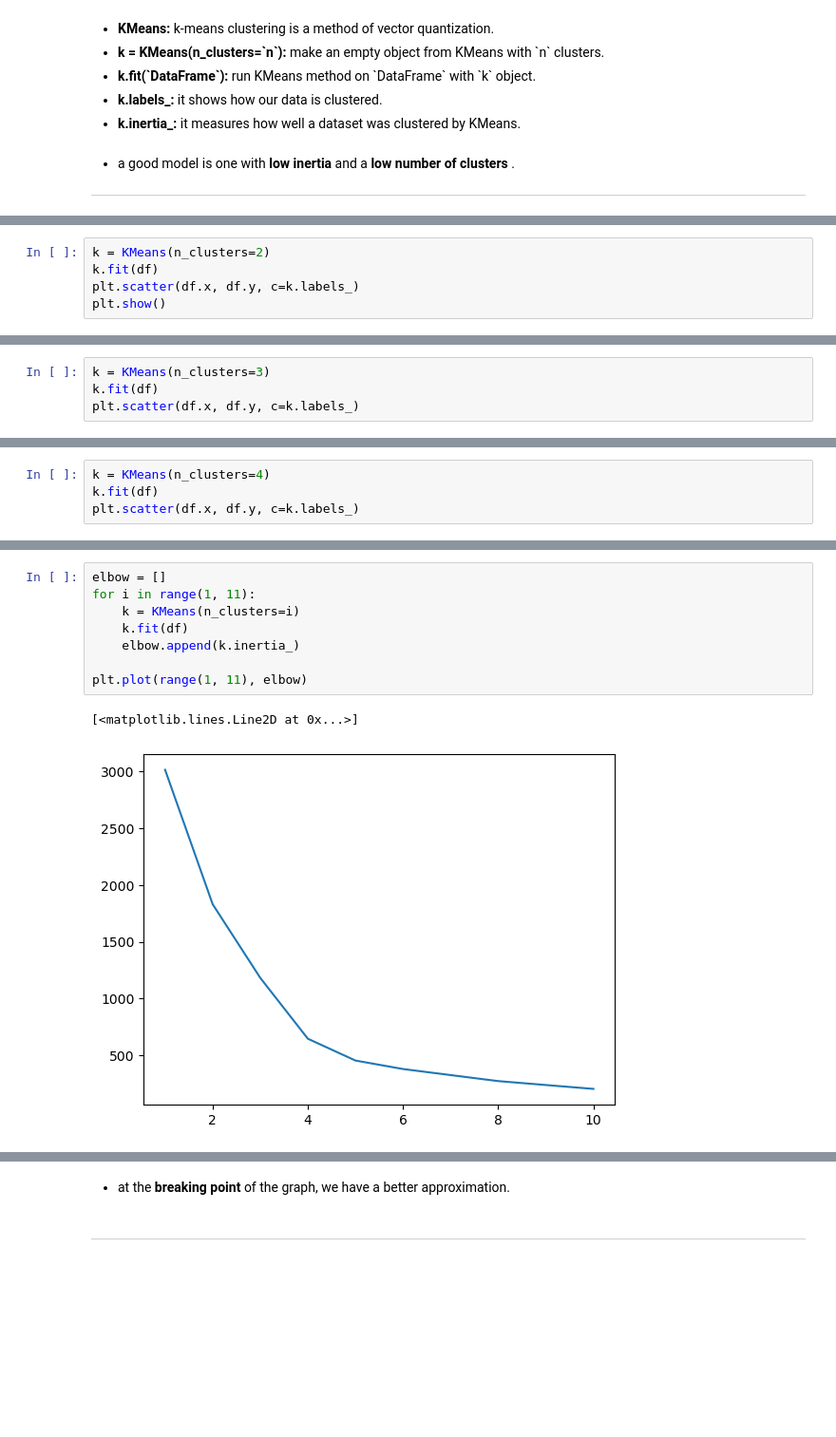
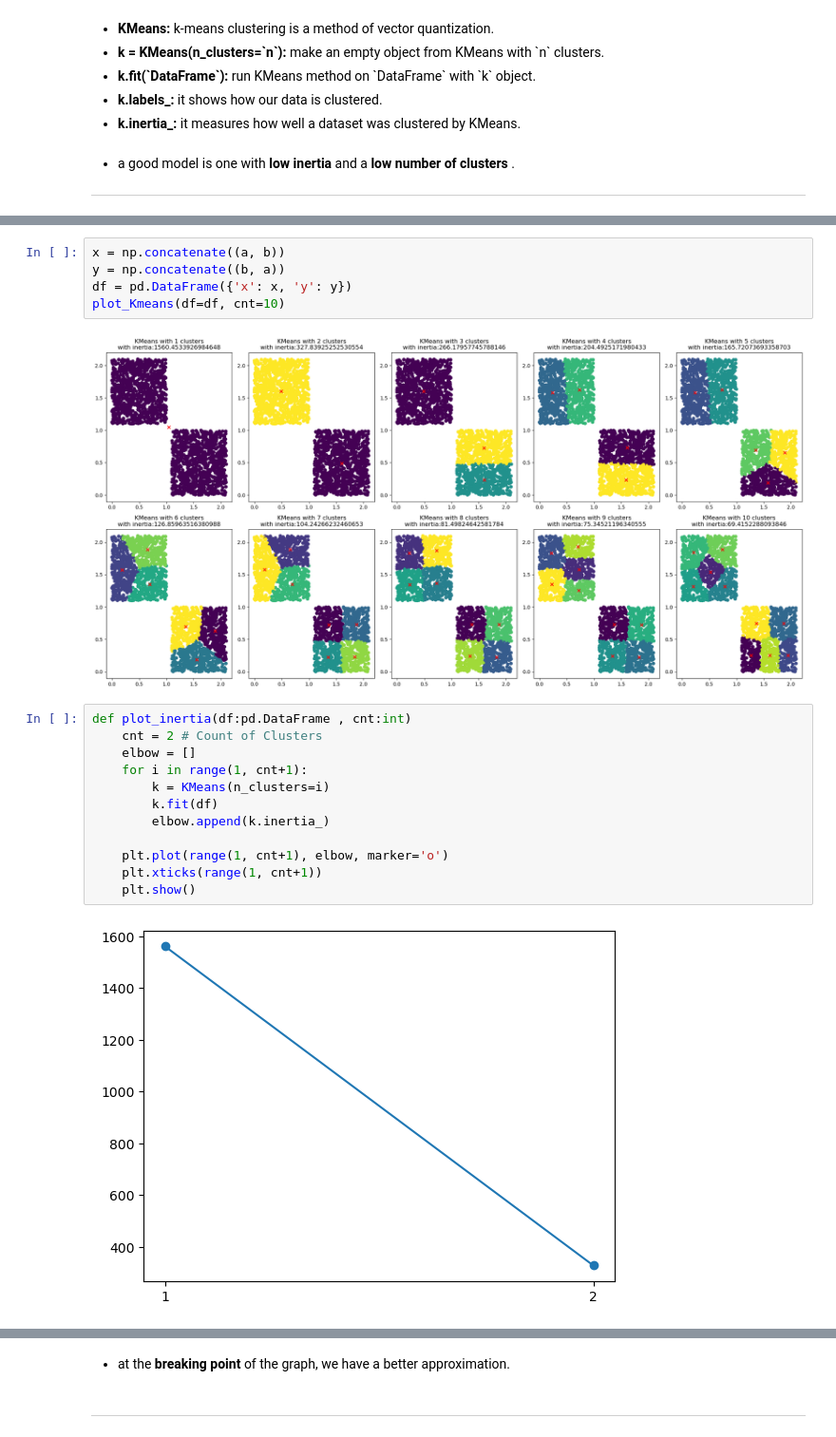
Before and after one commit to MoeeinAali/Quera-AI-Hackathon, a Jupyter notebook: Session01/Day01.ipynb, the cells around one changed output, grey strips where cells are left out. Shown at 95% size. Drawn from its saved outputs; the diff is of its cells as text; blank space fills up the shorter version.

```diff
--- a/Session01/Day01.ipynb
+++ b/Session01/Day01.ipynb
@@ -519,5 +540,0 @@ plt.show()
-# %%
-k = KMeans(n_clusters=2)
-k.fit(df)
-plt.scatter(df.x, df.y, c=k.labels_)
-plt.show()
@@ -526,4 +540,0 @@ plt.show()
-# %%
-k = KMeans(n_clusters=3)
-k.fit(df)
-plt.scatter(df.x, df.y, c=k.labels_)
@@ -533,4 +540,0 @@ plt.scatter(df.x, df.y, c=k.labels_)
-# %%
-k = KMeans(n_clusters=4)
-k.fit(df)
-plt.scatter(df.x, df.y, c=k.labels_)
@@ -540,11 +541,21 @@ plt.scatter(df.x, df.y, c=k.labels_)
+# %%
+x = np.concatenate((a, b))
+y = np.concatenate((b, a))
+df = pd.DataFrame({'x': x, 'y': y})
+plot_Kmeans(df=df, cnt=10)
+# %% [output]
+[figure, added]
 # %%
-elbow = []
-for i in range(1, 11):
-    k = KMeans(n_clusters=i)
-    k.fit(df)
-    elbow.append(k.inertia_)
+def plot_inertia(df:pd.DataFrame , cnt:int)
+    cnt = 2 # Count of Clusters
+    elbow = []
+    for i in range(1, cnt+1):
+        k = KMeans(n_clusters=i)
+        k.fit(df)
+        elbow.append(k.inertia_)
 
-plt.plot(range(1, 11), elbow)
+    plt.plot(range(1, cnt+1), elbow, marker='o')
+    plt.xticks(range(1, cnt+1))
+    plt.show()
 # %% [output]
-[<matplotlib.lines.Line2D at 0x...>]
-[figure, old version]
+[figure, new version]
```
Also changed, not shown: parts of 18 cells of this notebook.
